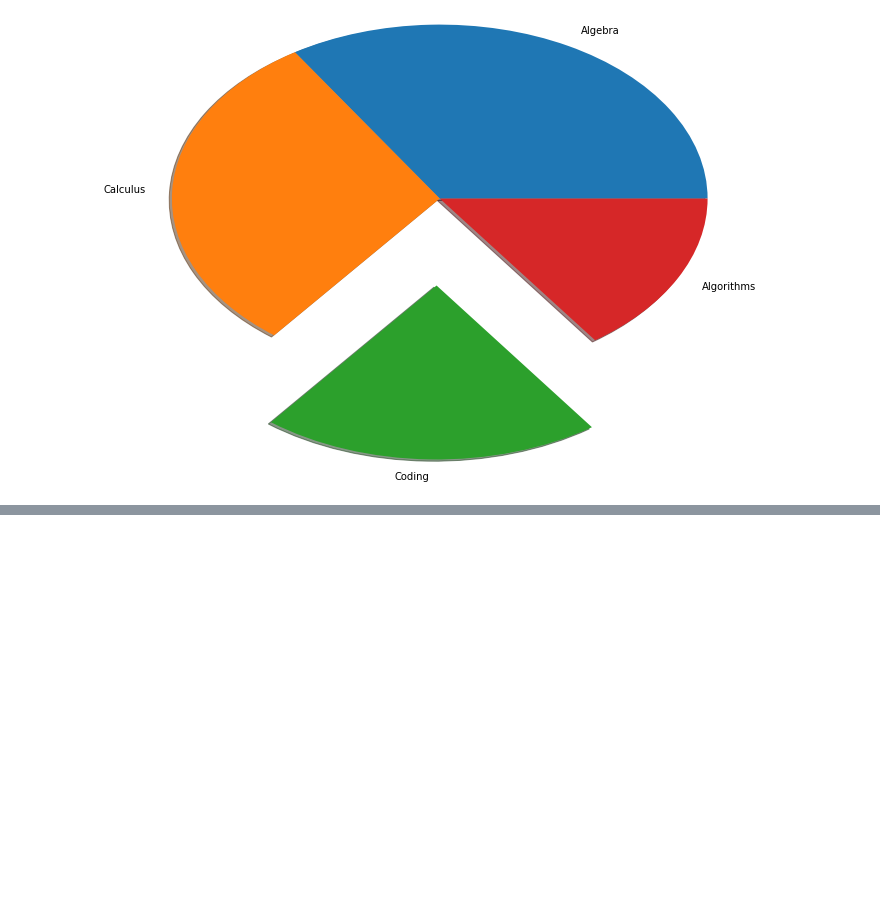
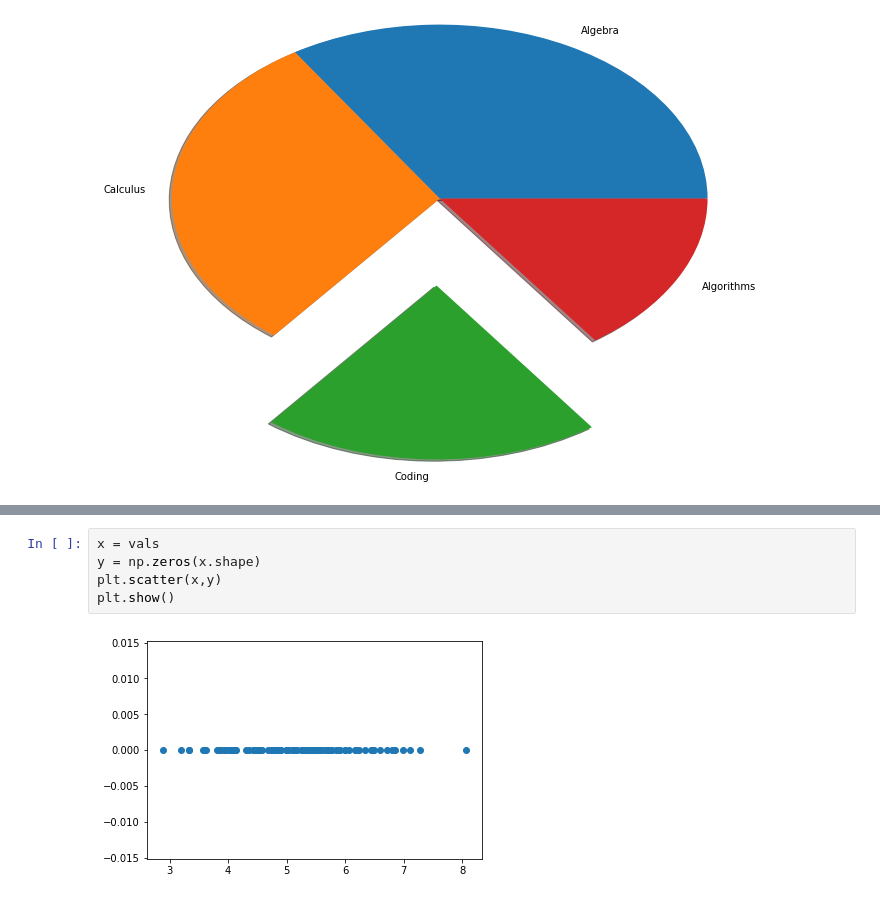
Before and after one commit to chiranjev/Machine-Learning-Algorithms-From-Scratch, a Jupyter notebook: Data Processing and Visualization/Matplotlib_Basics.ipynb, the cells around one changed output, grey strips where cells are left out. Drawn from its saved outputs; the diff is of its cells as text; blank space fills up the shorter version.

```diff
--- a/Data Processing and Visualization/Matplotlib_Basics.ipynb
+++ b/Data Processing and Visualization/Matplotlib_Basics.ipynb
@@ -92,0 +142,7 @@ plt.plot()
+# %%
+x = vals
+y = np.zeros(x.shape)
+plt.scatter(x,y)
+plt.show()
+# %% [output]
+[figure, added]
```
Also changed, not shown: parts of 8 cells of this notebook.
